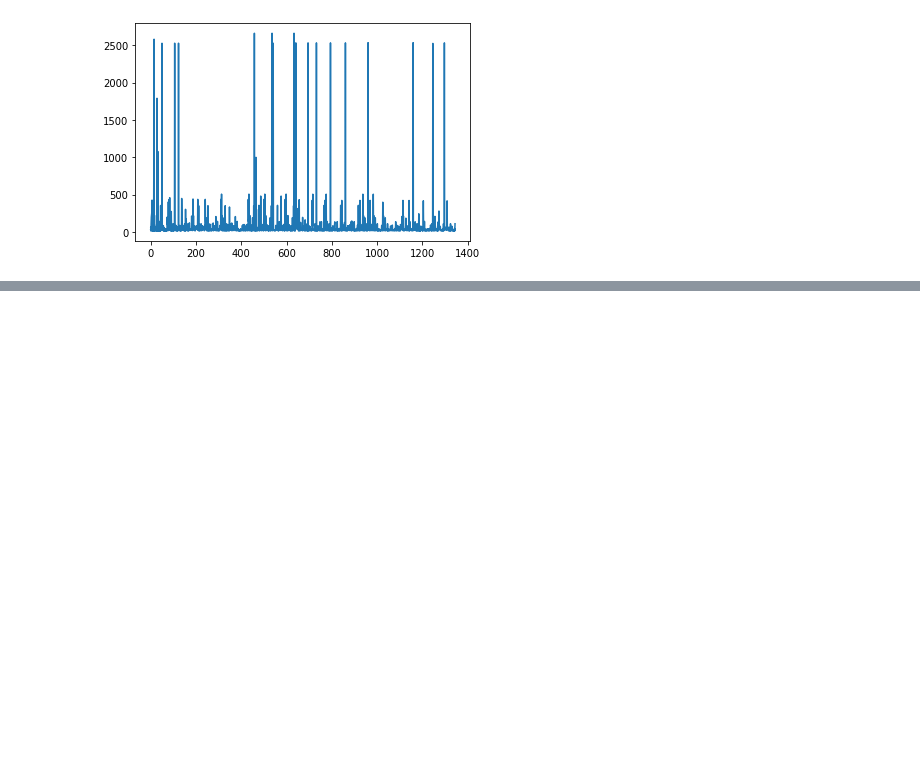
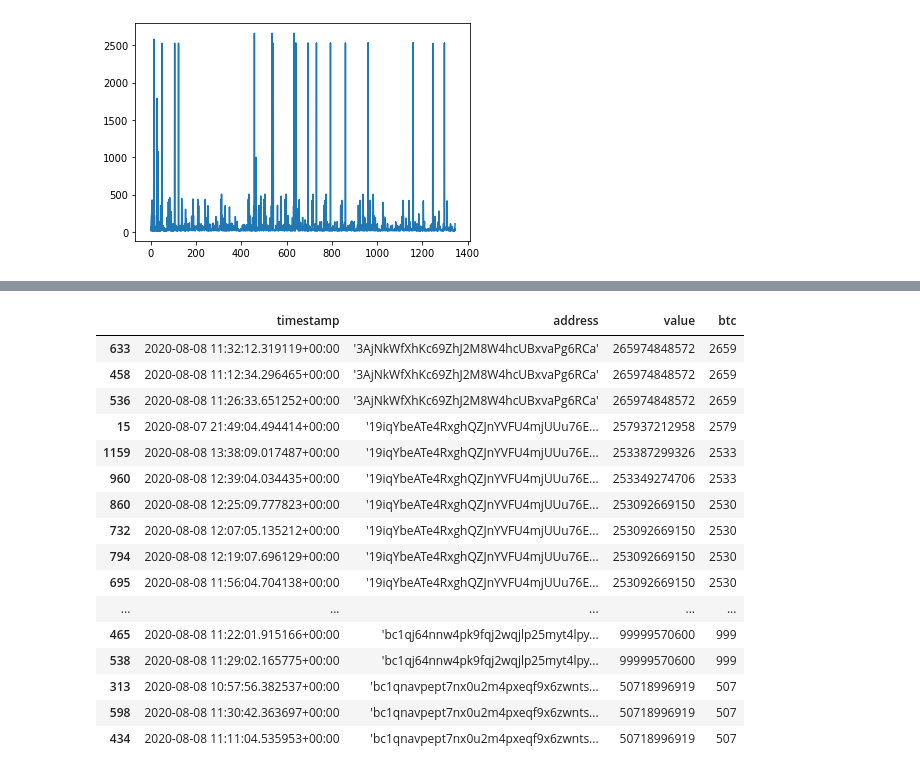
Before and after one commit to amberdata/evan-blog-posts, a Jupyter notebook: txn-mempool/notebooks/1.0-ea-analysis.ipynb, the cells around one changed output, grey strips where cells are left out. Drawn from its saved outputs; the diff is of its cells as text; code cells hidden in the pictures; blank space fills up the shorter version.

```diff
--- a/txn-mempool/notebooks/1.0-ea-analysis.ipynb
+++ b/txn-mempool/notebooks/1.0-ea-analysis.ipynb
@@ -41,12 +42,12 @@ api_key = get_key()
 # %%
 res1 = pd.read_csv("../data/results_old.csv", sep='; ', engine='python')
 res2 = pd.read_csv("../data/results_pi.csv", sep='; ', engine='python')
+
+df = pd.concat([res1, res2])
+
+df["timestamp"] = pd.to_datetime(df.timestamp, utc=True)
+
+df["btc"] = df.value // 10**8
-# %%
-df = pd.concat([res1, res2])
-
-df["timestamp"] = pd.to_datetime(df.timestamp)
-
-df["btc"] = df.value // 10**8
 # %%
 df.btc.plot()
 # %% [output]
@@ -54,0 +128,20 @@ df.btc.plot()
+# %%
+df.sort_values("value", ascending=False).iloc[:25]
+# %% [output]
+|  | timestamp | address | value | btc |
+| 633 | 2020-08-08 11:32:12.319119+00:00 | '3AjNkWfXhKc69ZhJ2M8W4hcUBxvaPg6RCa' | 265974848572 | 2659 |
+| 458 | 2020-08-08 11:12:34.296465+00:00 | '3AjNkWfXhKc69ZhJ2M8W4hcUBxvaPg6RCa' | 265974848572 | 2659 |
+| 536 | 2020-08-08 11:26:33.651252+00:00 | '3AjNkWfXhKc69ZhJ2M8W4hcUBxvaPg6RCa' | 265974848572 | 2659 |
+| 15 | 2020-08-07 21:49:04.494414+00:00 | '19iqYbeATe4RxghQZJnYVFU4mjUUu76E... | 257937212958 | 2579 |
+| 1159 | 2020-08-08 13:38:09.017487+00:00 | '19iqYbeATe4RxghQZJnYVFU4mjUUu76E... | 253387299326 | 2533 |
+| 960 | 2020-08-08 12:39:04.034435+00:00 | '19iqYbeATe4RxghQZJnYVFU4mjUUu76E... | 253349274706 | 2533 |
+| 860 | 2020-08-08 12:25:09.777823+00:00 | '19iqYbeATe4RxghQZJnYVFU4mjUUu76E... | 253092669150 | 2530 |
+| 732 | 2020-08-08 12:07:05.135212+00:00 | '19iqYbeATe4RxghQZJnYVFU4mjUUu76E... | 253092669150 | 2530 |
+| 794 | 2020-08-08 12:19:07.696129+00:00 | '19iqYbeATe4RxghQZJnYVFU4mjUUu76E... | 253092669150 | 2530 |
+| 695 | 2020-08-08 11:56:04.704138+00:00 | '19iqYbeATe4RxghQZJnYVFU4mjUUu76E... | 253092669150 | 2530 |
+| ... | ... | ... | ... | ... |
+| 465 | 2020-08-08 11:22:01.915166+00:00 | 'bc1qj64nnw4pk9fqj2wqjlp25myt4lpy... | 99999570600 | 999 |
+| 538 | 2020-08-08 11:29:02.165775+00:00 | 'bc1qj64nnw4pk9fqj2wqjlp25myt4lpy... | 99999570600 | 999 |
+| 313 | 2020-08-08 10:57:56.382537+00:00 | 'bc1qnavpept7nx0u2m4pxeqf9x6zwnts... | 50718996919 | 507 |
+| 598 | 2020-08-08 11:30:42.363697+00:00 | 'bc1qnavpept7nx0u2m4pxeqf9x6zwnts... | 50718996919 | 507 |
+| 434 | 2020-08-08 11:11:04.535953+00:00 | 'bc1qnavpept7nx0u2m4pxeqf9x6zwnts... | 50718996919 | 507 |
```
Also changed, not shown: parts of 9 cells of this notebook.
